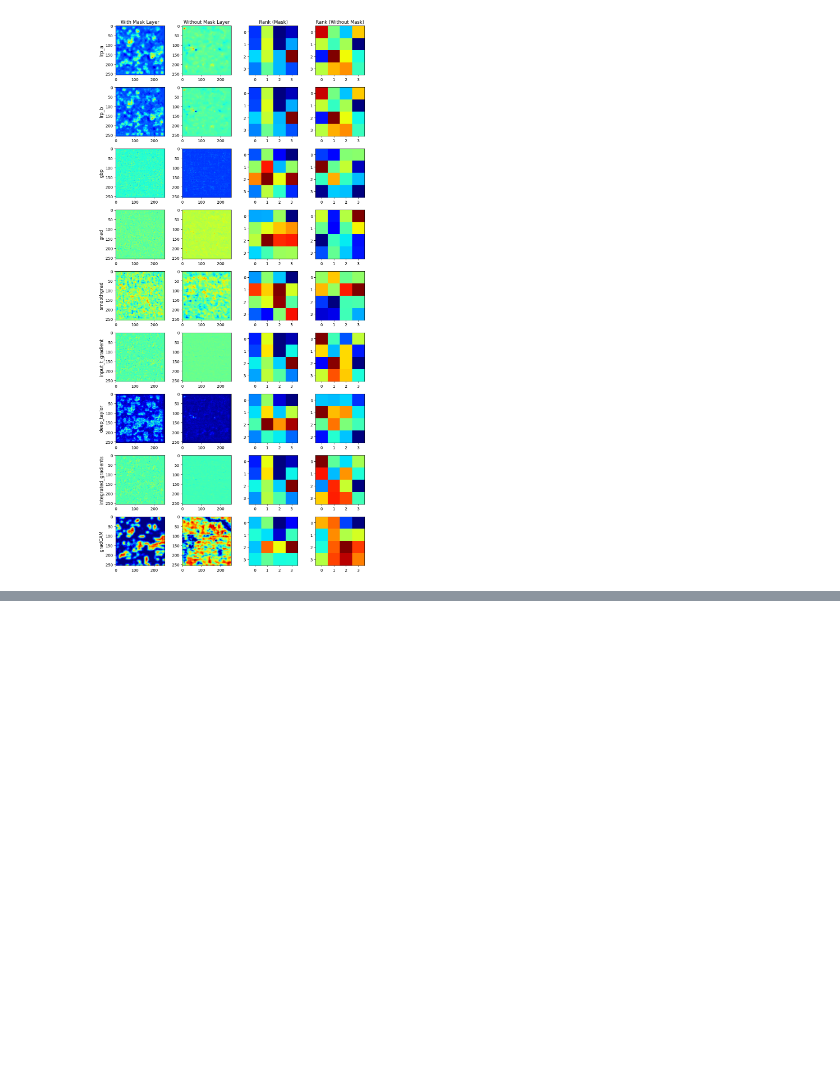
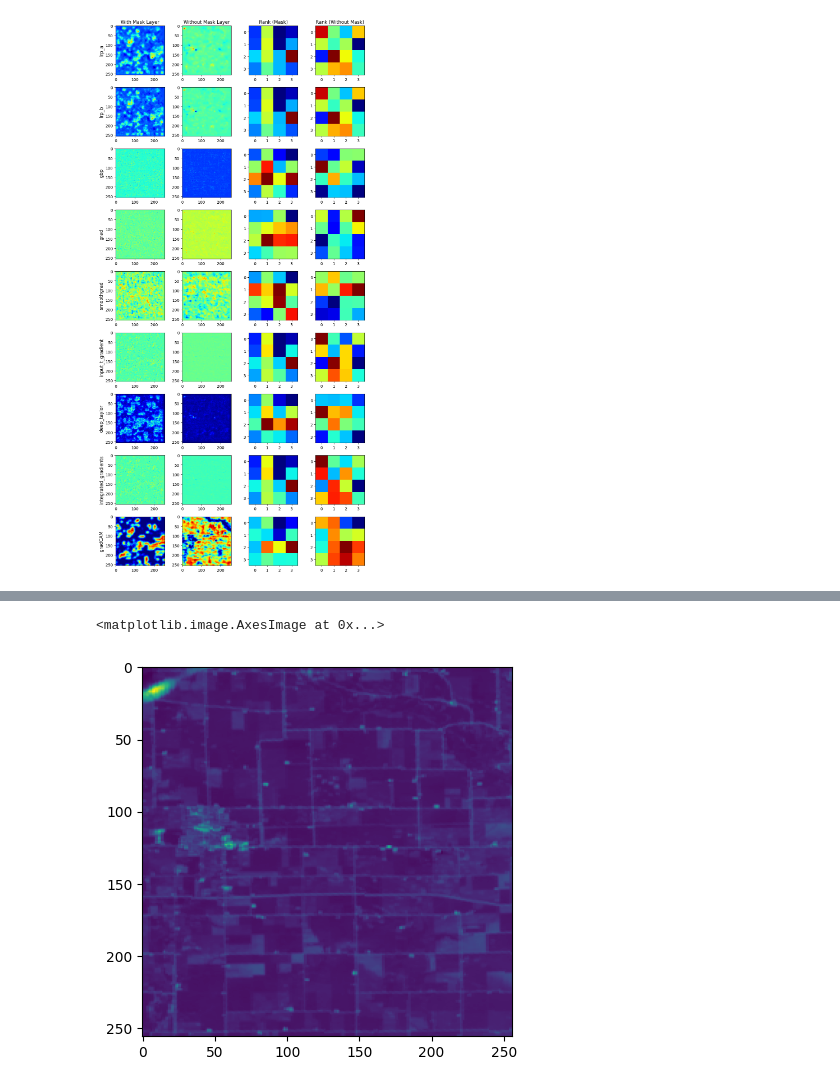
Before and after one commit to Arun-1997/Msc_Thesis, a Jupyter notebook: perturbation_analysis_incl_gradCAM.ipynb, the cells around one changed output, grey strips where cells are left out. Drawn from its saved outputs; the diff is of its cells as text; code cells hidden in the pictures; blank space fills up the shorter version.

```diff
--- a/perturbation_analysis_incl_gradCAM.ipynb
+++ b/perturbation_analysis_incl_gradCAM.ipynb
@@ -251,0 +319,2 @@ fig.tight_layout()
+# %%
+a = noisy("gauss",grad_cam_mask)
@@ -251,0 +339,35 @@ fig.tight_layout()
+# %%
+def blockshaped(arr, nrows, ncols):
+    """
+    Return an array of shape (n, nrows, ncols) where
+    n * nrows * ncols = arr.size
+
+    If arr is a 2D array, the returned array should look like n subblocks with
+    each subblock preserving the "physical" layout of arr.
+    """
+    h, w = arr.shape
+    assert h % nrows == 0, f"{h} rows is not evenly divisible by {nrows}"
+    assert w % ncols == 0, f"{w} cols is not evenly divisible by {ncols}"
+    return (arr.reshape(h//nrows, nrows, -1, ncols)
+               .swapaxes(1,2)
+               .reshape(-1, nrows, ncols))
+
+def unblockshaped(arr, h, w):
+    """
+    Return an array of shape (h, w) where
+    h * w = arr.size
+
+    If arr is of shape (n, nrows, ncols), n sublocks of shape (nrows, ncols),
+    then the returned array preserves the "physical" layout of the sublocks.
+    """
+    n, nrows, ncols = arr.shape
+    return (arr.reshape(h//nrows, -1, nrows, ncols)
+               .swapaxes(1,2)
+               .reshape(h, w))
+# %%
+img_split = []
+img_raster = reshape_as_raster(img)
+for i in img_raster:
+    split = blockshaped(i,64,64)
+    img_split.append(split)
+img_split = np.array(img_split)
@@ -251,0 +378,7 @@ fig.tight_layout()
+# %%
+img_reshaped = unblockshaped(img_split[0],256,256)
+# %%
+plt.imshow(img_reshaped)
+# %% [output]
+<matplotlib.image.AxesImage at 0x...>
+[figure, added]
```
Also changed, not shown: parts of 8 cells of this notebook.
